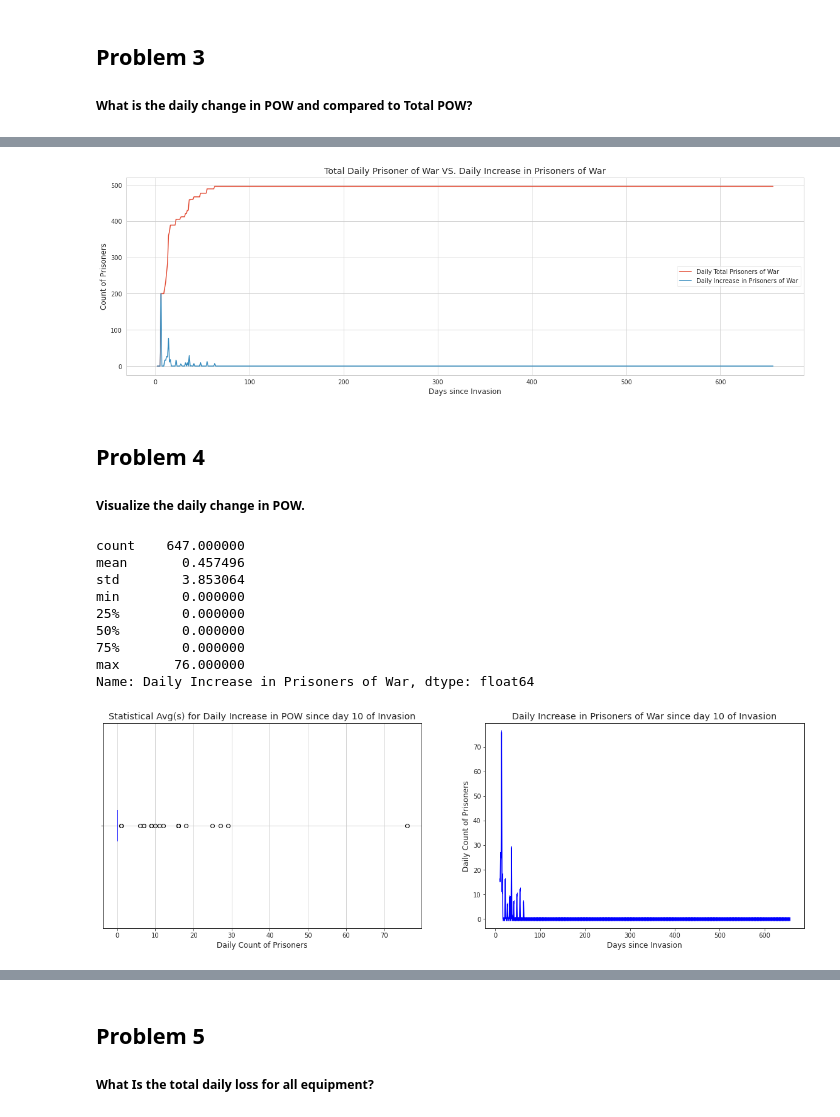
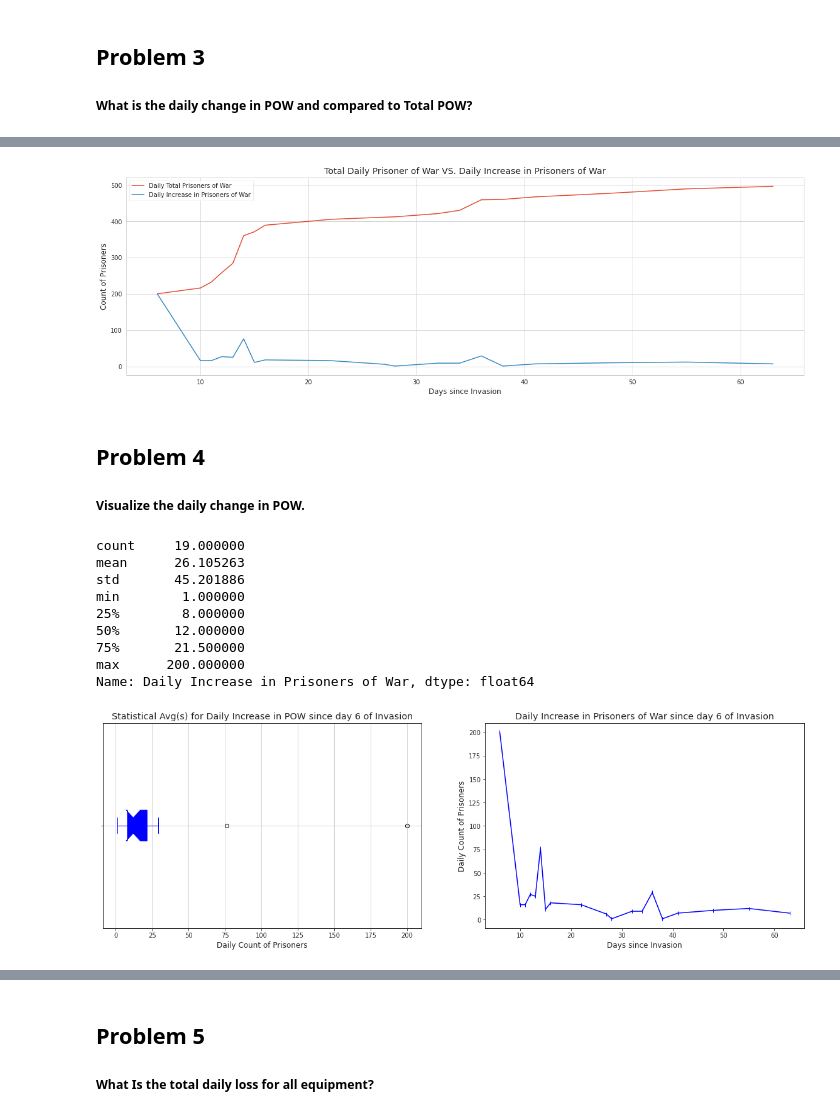
Before and after one commit to Sonya-7/Russian_Invasion_of_Ukraine, a Jupyter notebook: russian-invasion-of-ukraine.ipynb, the cells around one changed output, grey strips where cells are left out. Drawn from its saved outputs; the diff is of its cells as text; code cells hidden in the pictures.

```diff
--- a/russian-invasion-of-ukraine.ipynb
+++ b/russian-invasion-of-ukraine.ipynb
@@ -330,15 +333,15 @@ pow_data_
 # %%
 # Set graph style
 sns.set_style('whitegrid')
 
 # Create graph
-pow_data_.plot(figsize=(20,6))
+pow_data_[pow_data_['Daily Increase in Prisoners of War'] > 0].plot(figsize=(20,6))
 plt.xlabel('Days since Invasion')
 plt.ylabel('Count of Prisoners')
 plt.title("Total Daily Prisoner of War VS. Daily Increase in Prisoners of War")
 plt.show()
 # %% [output]
-[figure, old version]
+[figure, new version]
 # %% [markdown]
 ## Problem 4
 ##### Visualize the daily change in POW.
@@ -351,7 +354,7 @@ ax0 = fig.add_subplot(1, 2, 1)
 ax1 = fig.add_subplot(1, 2, 2)
 
 # Assessing data after day 10 when POW is within a more narrow/normalized range. See above graph
-plot_data1=pow_data_['Daily Increase in Prisoners of War'][8:]
+plot_data1=pow_data_['Daily Increase in Prisoners of War'][pow_data_['Daily Increase in Prisoners of War'] > 0]
 print(plot_data1.describe())
 
 # Subplot 1: Box plot
@@ -369,16 +372,16 @@ ax1.set_title(f"Daily Increase in Prisoners of War since day {plot_data1.index[0
 # Print graph
 plt.show()
 # %% [output]
-count    647.000000
-mean       0.457496
-std        3.853064
-min        0.000000
-25%        0.000000
-50%        0.000000
-75%        0.000000
-max       76.000000
+count     19.000000
+mean      26.105263
+std       45.201886
+min        1.000000
+25%        8.000000
+50%       12.000000
+75%       21.500000
+max      200.000000
 Name: Daily Increase in Prisoners of War, dtype: float64
-[figure, old version]
+[figure, new version]
 # %%
 print(f'There are approximately {round(plot_data1.describe()[1])} daily prisoners of war on average.')
 # %% [output]
```
Also changed, not shown: parts of 18 cells of this notebook.
